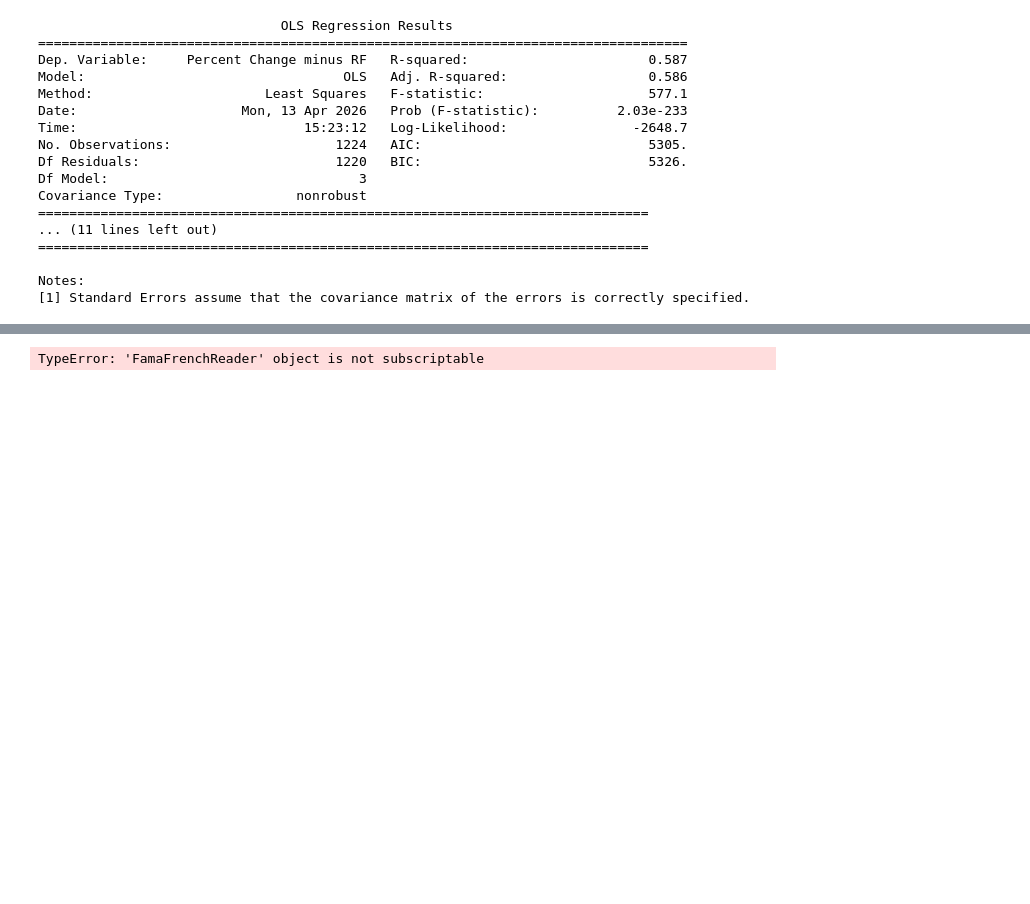
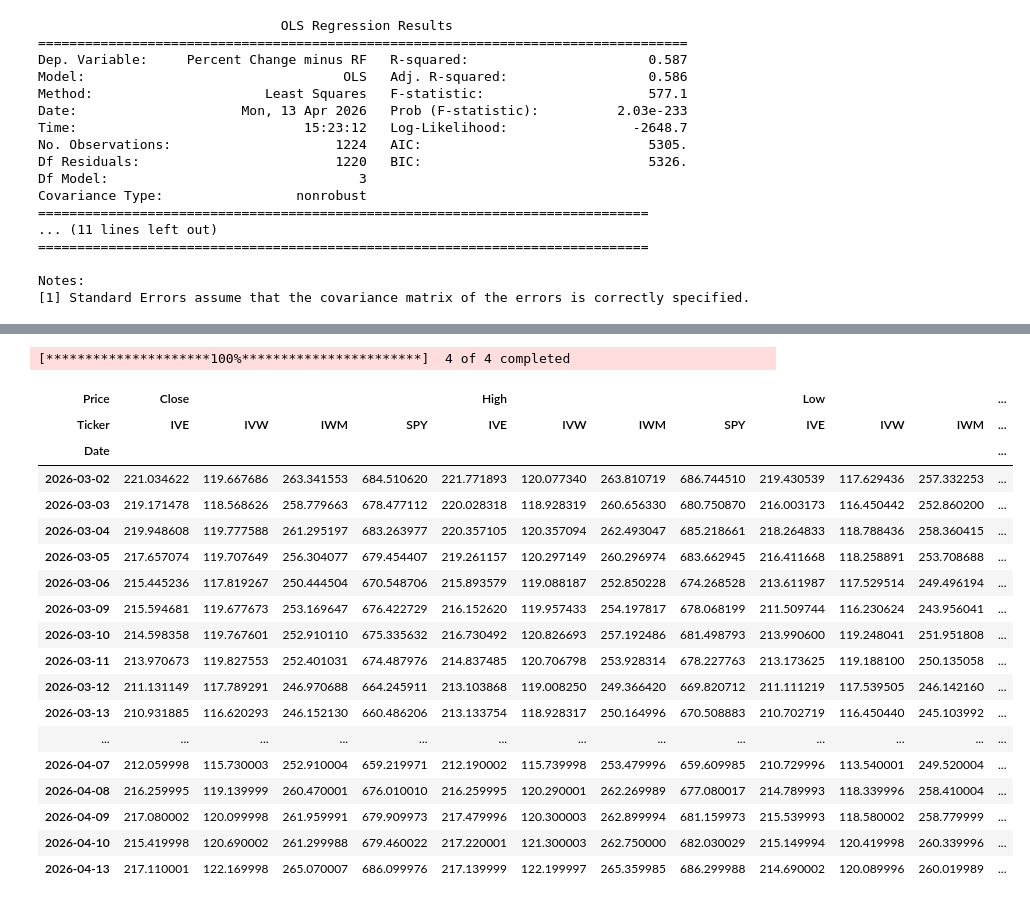
Before and after one commit to cmlee2/fama-french-model-analysis, a Jupyter notebook: model_test.ipynb, the cells around one changed output, grey strips where cells are left out. Cells and saved outputs as stored; diff of their text form; code cells hidden in the pictures; blank space fills up the shorter version.

```diff
--- a/model_test.ipynb
+++ b/model_test.ipynb
@@ -335,4 +357,27 @@ fivef_df = pdr.famafrench.FamaFrenchReader('F-F_Research_Data_5_Factors_2x3_dail
 # %%
-fivef_df[0]
+tickers = ['SPY', 'IWM', 'IVE', 'IVW']
+proxy = yf.download(tickers, start = '2026-03-01', end = '2026-04-14')
 # %% [output]
-TypeError: 'FamaFrenchReader' object is not subscriptable
+[*********************100%***********************]  4 of 4 completed
+# %%
+proxy
+# %% [output]
+| Price | Close |  |  |  | High |  |  |  | Low |  |  | ... |
+| Ticker | IVE | IVW | IWM | SPY | IVE | IVW | IWM | SPY | IVE | IVW | IWM | ... |
+| Date |  |  |  |  |  |  |  |  |  |  |  | ... |
+| 2026-03-02 | 221.034622 | 119.667686 | 263.341553 | 684.510620 | 221.771893 | 120.077340 | 263.810719 | 686.744510 | 219.430539 | 117.629436 | 257.332253 | ... |
+| 2026-03-03 | 219.171478 | 118.568626 | 258.779663 | 678.477112 | 220.028318 | 118.928319 | 260.656330 | 680.750870 | 216.003173 | 116.450442 | 252.860200 | ... |
+| 2026-03-04 | 219.948608 | 119.777588 | 261.295197 | 683.263977 | 220.357105 | 120.357094 | 262.493047 | 685.218661 | 218.264833 | 118.788436 | 258.360415 | ... |
+| 2026-03-05 | 217.657074 | 119.707649 | 256.304077 | 679.454407 | 219.261157 | 120.297149 | 260.296974 | 683.662945 | 216.411668 | 118.258891 | 253.708688 | ... |
+| 2026-03-06 | 215.445236 | 117.819267 | 250.444504 | 670.548706 | 215.893579 | 119.088187 | 252.850228 | 674.268528 | 213.611987 | 117.529514 | 249.496194 | ... |
+| 2026-03-09 | 215.594681 | 119.677673 | 253.169647 | 676.422729 | 216.152620 | 119.957433 | 254.197817 | 678.068199 | 211.509744 | 116.230624 | 243.956041 | ... |
+| 2026-03-10 | 214.598358 | 119.767601 | 252.910110 | 675.335632 | 216.730492 | 120.826693 | 257.192486 | 681.498793 | 213.990600 | 119.248041 | 251.951808 | ... |
+| 2026-03-11 | 213.970673 | 119.827553 | 252.401031 | 674.487976 | 214.837485 | 120.706798 | 253.928314 | 678.227763 | 213.173625 | 119.188100 | 250.135058 | ... |
+| 2026-03-12 | 211.131149 | 117.789291 | 246.970688 | 664.245911 | 213.103868 | 119.008250 | 249.366420 | 669.820712 | 211.111219 | 117.539505 | 246.142160 | ... |
+| 2026-03-13 | 210.931885 | 116.620293 | 246.152130 | 660.486206 | 213.133754 | 118.928317 | 250.164996 | 670.508883 | 210.702719 | 116.450440 | 245.103992 | ... |
+| ... | ... | ... | ... | ... | ... | ... | ... | ... | ... | ... | ... | ... |
+| 2026-04-07 | 212.059998 | 115.730003 | 252.910004 | 659.219971 | 212.190002 | 115.739998 | 253.479996 | 659.609985 | 210.729996 | 113.540001 | 249.520004 | ... |
+| 2026-04-08 | 216.259995 | 119.139999 | 260.470001 | 676.010010 | 216.259995 | 120.290001 | 262.269989 | 677.080017 | 214.789993 | 118.339996 | 258.410004 | ... |
+| 2026-04-09 | 217.080002 | 120.099998 | 261.959991 | 679.909973 | 217.479996 | 120.300003 | 262.899994 | 681.159973 | 215.539993 | 118.580002 | 258.779999 | ... |
+| 2026-04-10 | 215.419998 | 120.690002 | 261.299988 | 679.460022 | 217.220001 | 121.300003 | 262.750000 | 682.030029 | 215.149994 | 120.419998 | 260.339996 | ... |
+| 2026-04-13 | 217.110001 | 122.169998 | 265.070007 | 686.099976 | 217.139999 | 122.199997 | 265.359985 | 686.299988 | 214.690002 | 120.089996 | 260.019989 | ... |
```
Also changed, not shown: parts of 14 cells of this notebook, 5 other files.
